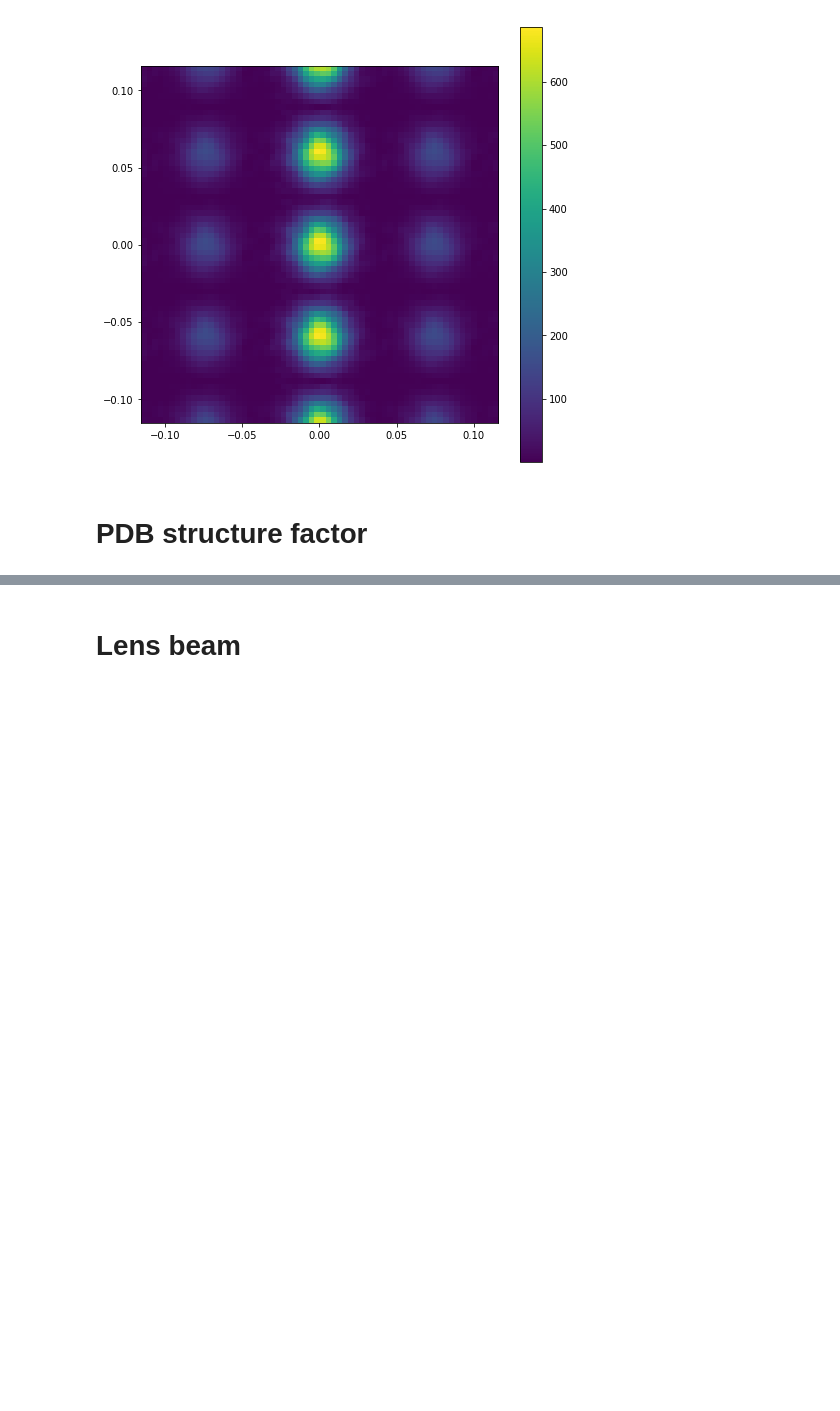
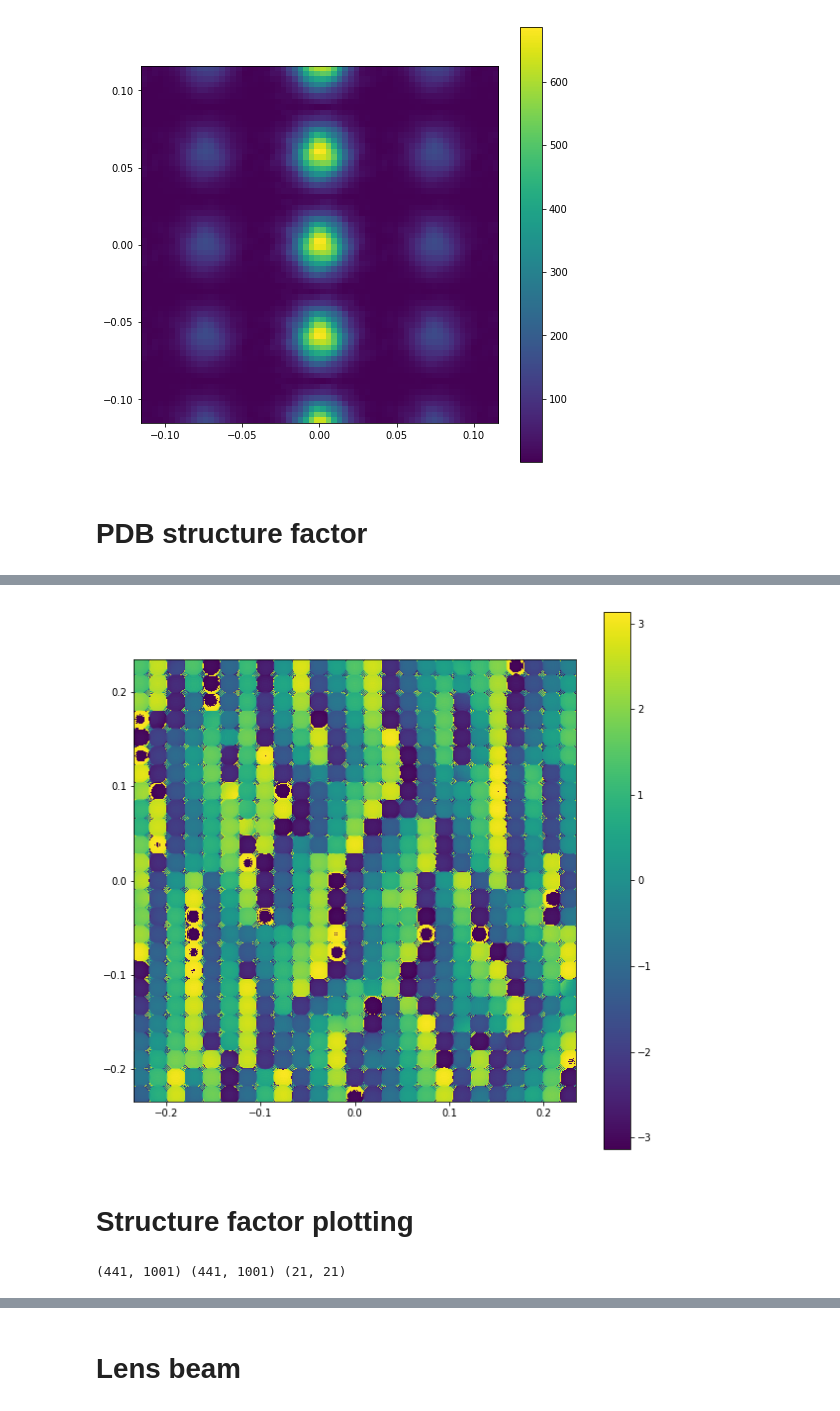
Before and after one commit to simply-nicky/cbc, a Jupyter notebook: prototyping/proto.ipynb, the cells around one changed output, grey strips where cells are left out. Saved outputs shown, nothing was run; the diff lists cells and outputs as text; code cells hidden in the pictures; blank space fills up the shorter version.

```diff
--- a/prototyping/proto.ipynb
+++ b/prototyping/proto.ipynb
@@ -302,0 +255,10 @@ diffres.plot()
+# %%
+ang2 = np.angle(data[0] / np.exp(2j * np.pi / wavelength * 1e-4 * (1 - (data[1]**2 + data[2]**2) / 2)))
+plt.figure(figsize=(10,10))
+plt.imshow(ang2, extent = [data[1].min(), data[1].max(), data[2].min(), data[2].max()])
+plt.colorbar()
+plt.show()
+# %% [output]
+[figure, added]
+# %% [markdown]
+# Structure factor plotting
@@ -302,0 +300,12 @@ diffres.plot()
+# %%
+gxs, gys = cbc.det_kouts(det_dist=1/wavelength, detNx=2*H+1, detNy=2*K+1, pix_size=1/a)
+ss = np.sqrt(gxs**2 + gys**2) / wavelength / 2e7
+gs = cbc.kout_parax(gxs.ravel(), gys.ravel())
+XS, YS, ZS, bs, elems = cbc.utils.pdb.importpdb('4et8.pdb')
+asfcoeffs = cbc.asf_coeffs(elems, bs, wavelength)
+asfs = asf_sum(ss.ravel(), asfcoeffs)
+phs = phase(gs, XS, YS, ZS, wavelength)
+Fs = (asfs * phs).sum(axis=-1).reshape(gxs.shape)
+print(asfs.shape, phs.shape, Fs.shape)
+# %% [output]
+(441, 1001) (441, 1001) (21, 21)
```
Also changed, not shown: parts of 20 cells of this notebook, 1 other file.
